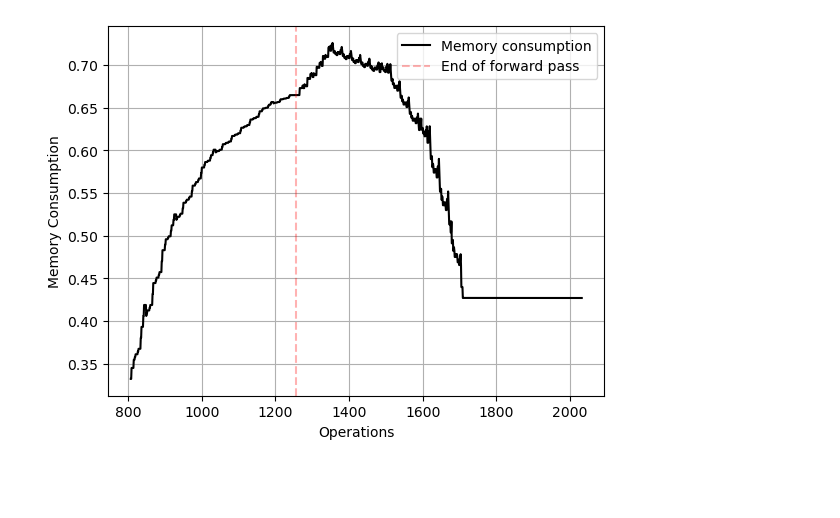
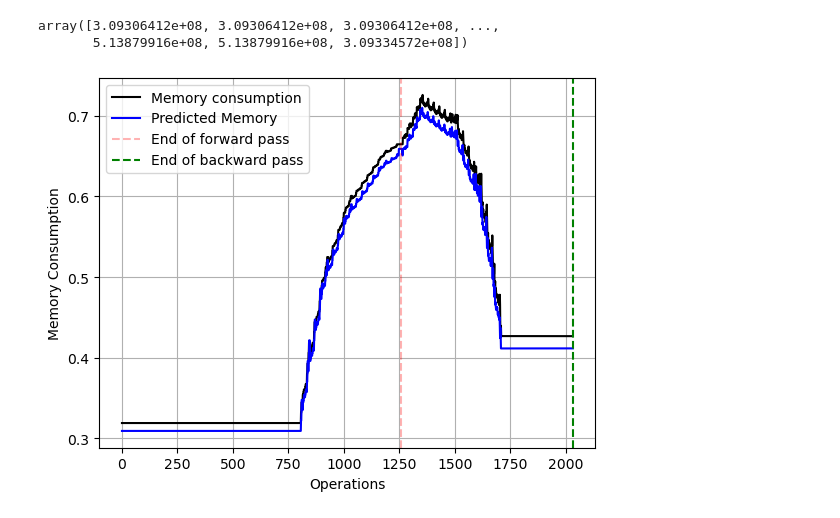
Before and after one commit to keremdayi2/CS265-mlsys-project, a Jupyter notebook: analysis.ipynb, the cells around one changed output. Cells and saved outputs as stored; diff of their text form; code cells hidden in the pictures; blank space fills up the shorter version.

Commit message:
working memory profiler

```diff
--- a/analysis.ipynb
+++ b/analysis.ipynb
@@ -17,5 +17,10 @@ model = model_names[model_idx]
 data_file = f'out/{model}.csv'
 
 df = pd.read_csv(data_file)
+
+name_to_rank = {}
+for _, row in df.iterrows():
+    name_to_rank[row['name']] = row['rank']
+
 df.head()
 # %% [output]
@@ -44,13 +58,50 @@ df_grad = df[op_start:opt_start]
+# %%
+# make sure to give a minimum allocation size
+# DOES NOT CHANGE ANYTHING
+df['size'] = df['size'].where(df['size'] > 512, 512)
+# %%
+# compute memory usage here
+
+memory_usage = np.zeros(df.shape[0])
+
+for _, row in df.iterrows():
+    start = row['rank']
+    end = df.shape[0]
+
+    if row['op'] == 'placeholder':
+        memory_usage += row['effective_size']
+        continue
+
+    # if not pd.isna(row['first_forward']):
+    #     start = name_to_rank[row['first_forward']]
+    # elif not pd.isna(row['first_backward']):
+    #     start = name_to_rank[row['first_backward']]
+
+    # if not pd.isna(row['last_backward']):
+    #     end = name_to_rank[row['last_backward']]
+    # elif not pd.isna(row['last_forward']):
+    #     end = name_to_rank[row['last_forward']]
+
+    if not pd.isna(row['last_use']):
+        end = name_to_rank[row['last_use']]
+
+    memory_usage[start:end] += row['size']
+
+memory_usage
+# %% [output]
+array([3.09306412e+08, 3.09306412e+08, 3.09306412e+08, ...,
+       5.13879916e+08, 5.13879916e+08, 3.09334572e+08])
 # %%
 plt.grid()
-plt.plot(df_grad.mem_cuda_GB, color = 'k', label='Memory consumption')
+plt.plot(df.mem_cuda_GB[:opt_start], color = 'k', label='Memory consumption')
+plt.plot(memory_usage[:opt_start]/1e9, color='b', label='Predicted Memory')
 
 plt.xlabel('Operations')
 plt.ylabel('Memory Consumption')
 
 plt.axvline(sep_rank, color='r', linestyle='--', alpha=0.3, label='End of forward pass')
-# plt.axvline(sep_back_rank, color='red', label = 'Begin of backward pass')
+plt.axvline(opt_start, color='g', linestyle='--', label = 'End of backward pass')
 plt.legend()
 plt.show()
 # %% [output]
-[figure, old version]
+[figure, new version]
```
Also changed, not shown: parts of 2 cells of this notebook, 4 other files.
